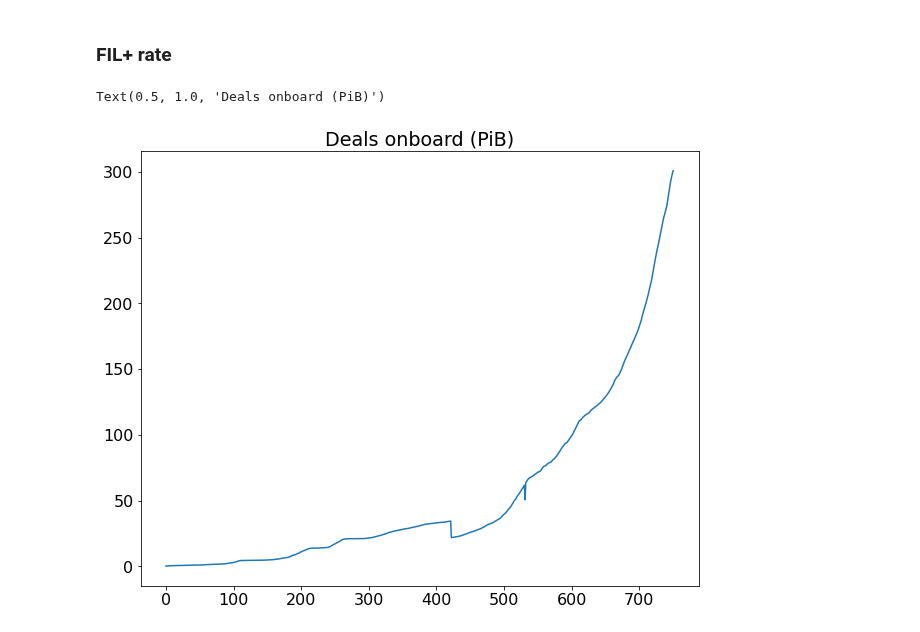
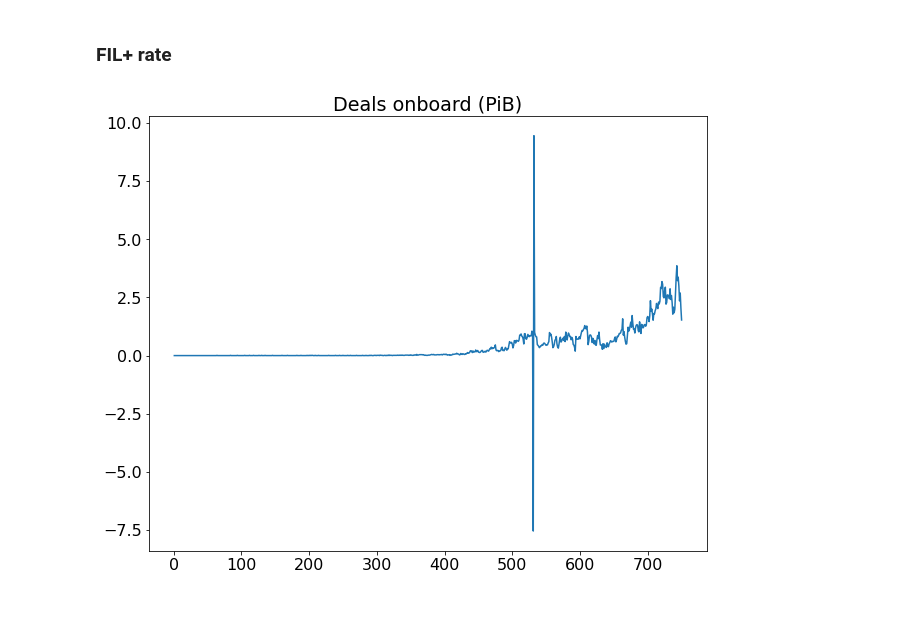
Before and after one commit to protocol/CryptoEconLab, a Jupyter notebook: notebooks/baseline_crossing/Distributions_to_parameterise_baseline_crossing_model.ipynb, the cells around one changed output. Drawn from its saved outputs; the diff is of its cells as text; code cells hidden in the pictures.

```diff
--- a/notebooks/baseline_crossing/Distributions_to_parameterise_baseline_crossing_model.ipynb
+++ b/notebooks/baseline_crossing/Distributions_to_parameterise_baseline_crossing_model.ipynb
@@ -294,10 +274,11 @@ Text(0.5, 1.0, 'Raw byte onboarding/daily')
 # %%
 df_deals_orig = pd.read_csv('offline_info/Daily_Active_Deal_PiB_Statistics.csv')
 df_deals = df_deals_orig.copy()
+df_deals['deals_onboard'] = df_deals['Filecoin Plus'].diff()
 df_deals = df_deals[df_deals.stateTime <= today]
-df_deals.Total.plot(); plt.title('Deals onboard (PiB)')
+df_deals.deals_onboard.plot(); plt.title('Deals onboard (PiB)')
+df_deals.index = df_deals.stateTime
 # %% [output]
-Text(0.5, 1.0, 'Deals onboard (PiB)')
-[figure, old version]
+[figure, new version]
 # %%
 x = df_deals.index.values[-100:]
```
Also changed, not shown: parts of 10 cells of this notebook, 5 other files.
